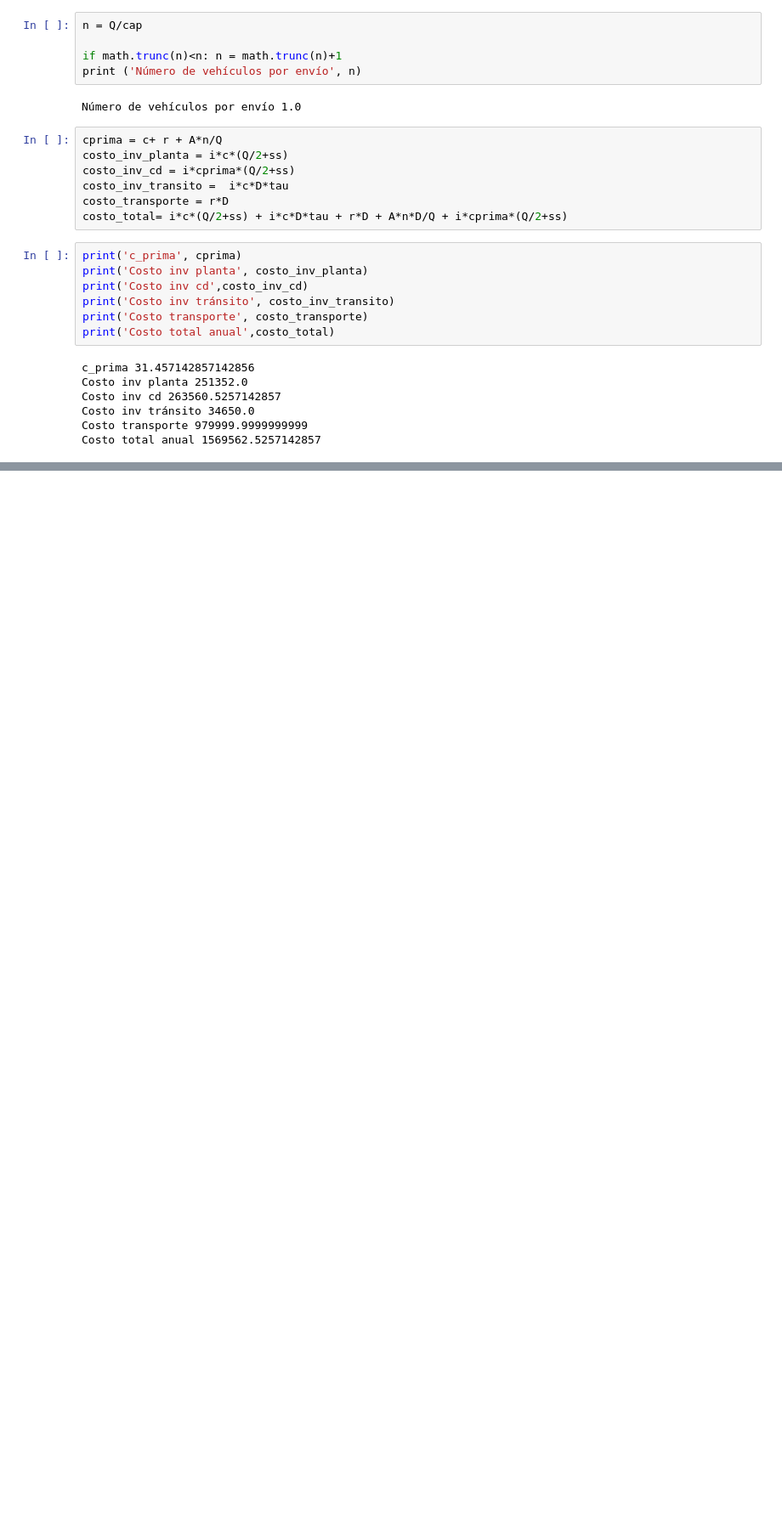
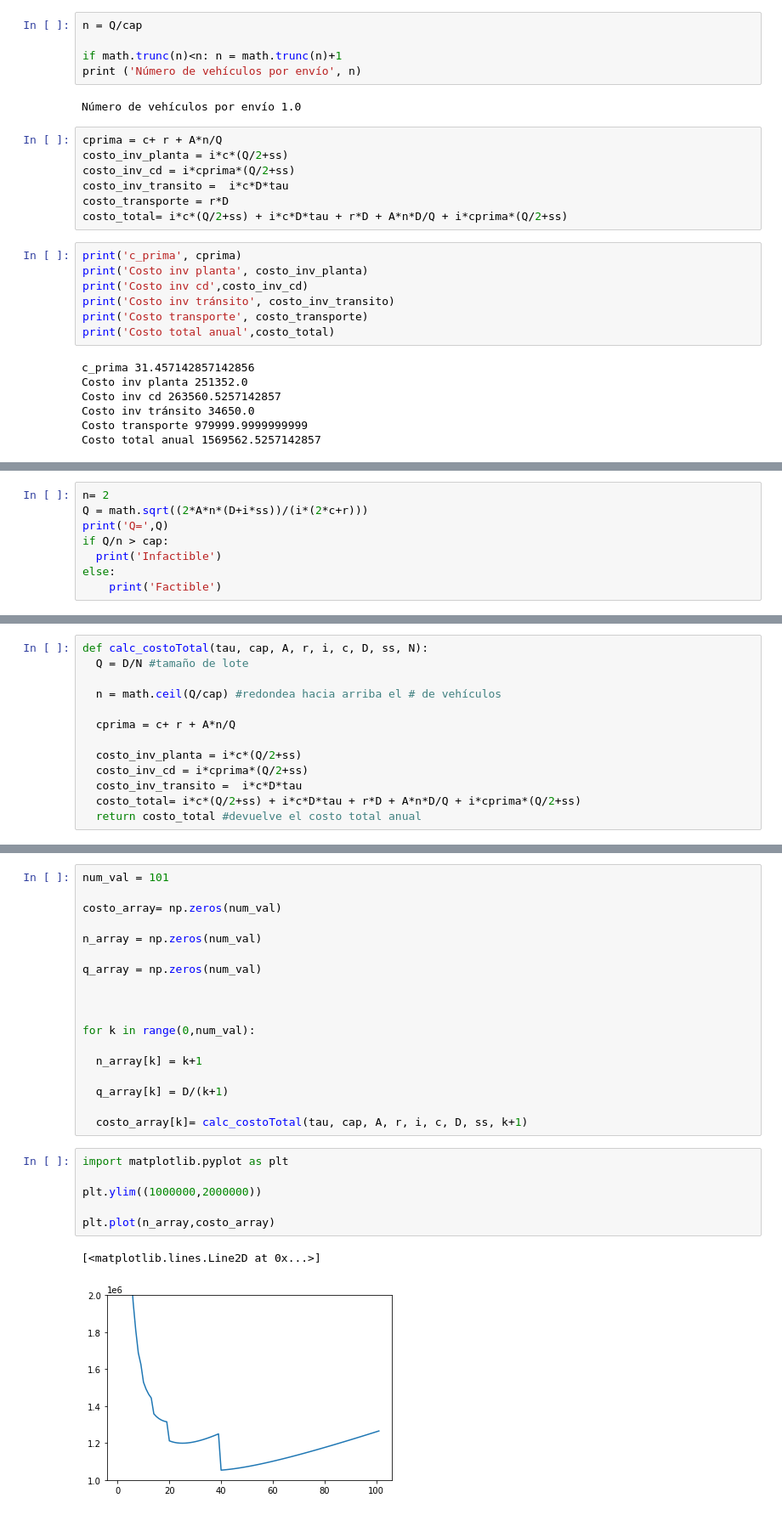
Before and after one commit to davidmorme/Universidad, a Jupyter notebook: Logística II/modeloTransporte.ipynb, the cells around one changed output, grey strips where cells are left out. Shown at 85% size. Saved outputs shown, nothing was run; the diff lists cells and outputs as text; blank space fills up the shorter version.

```diff
--- a/Logística II/modeloTransporte.ipynb
+++ b/Logística II/modeloTransporte.ipynb
@@ -158,0 +288,8 @@ Costo total anual 1569562.5257142857
+# %%
+n= 2
+Q = math.sqrt((2*A*n*(D+i*ss))/(i*(2*c+r)))
+print('Q=',Q)
+if Q/n > cap:
+  print('Infactible')
+else:
+    print('Factible')
@@ -158,0 +341,13 @@ Costo total anual 1569562.5257142857
+# %%
+def calc_costoTotal(tau, cap, A, r, i, c, D, ss, N):
+  Q = D/N #tamaño de lote
+
+  n = math.ceil(Q/cap) #redondea hacia arriba el # de vehículos
+
+  cprima = c+ r + A*n/Q
+
+  costo_inv_planta = i*c*(Q/2+ss)
+  costo_inv_cd = i*cprima*(Q/2+ss)
+  costo_inv_transito =  i*c*D*tau
+  costo_total= i*c*(Q/2+ss) + i*c*D*tau + r*D + A*n*D/Q + i*cprima*(Q/2+ss)
+  return costo_total #devuelve el costo total anual
@@ -158,0 +369,27 @@ Costo total anual 1569562.5257142857
+# %%
+num_val = 101
+
+costo_array= np.zeros(num_val)
+
+n_array = np.zeros(num_val)
+
+q_array = np.zeros(num_val)
+
+
+
+for k in range(0,num_val):
+
+  n_array[k] = k+1
+
+  q_array[k] = D/(k+1)
+
+  costo_array[k]= calc_costoTotal(tau, cap, A, r, i, c, D, ss, k+1)
+# %%
+import matplotlib.pyplot as plt
+
+plt.ylim((1000000,2000000))
+
+plt.plot(n_array,costo_array)
+# %% [output]
+[<matplotlib.lines.Line2D at 0x...>]
+[figure, added]
```
Also changed, not shown: parts of 31 cells of this notebook.
